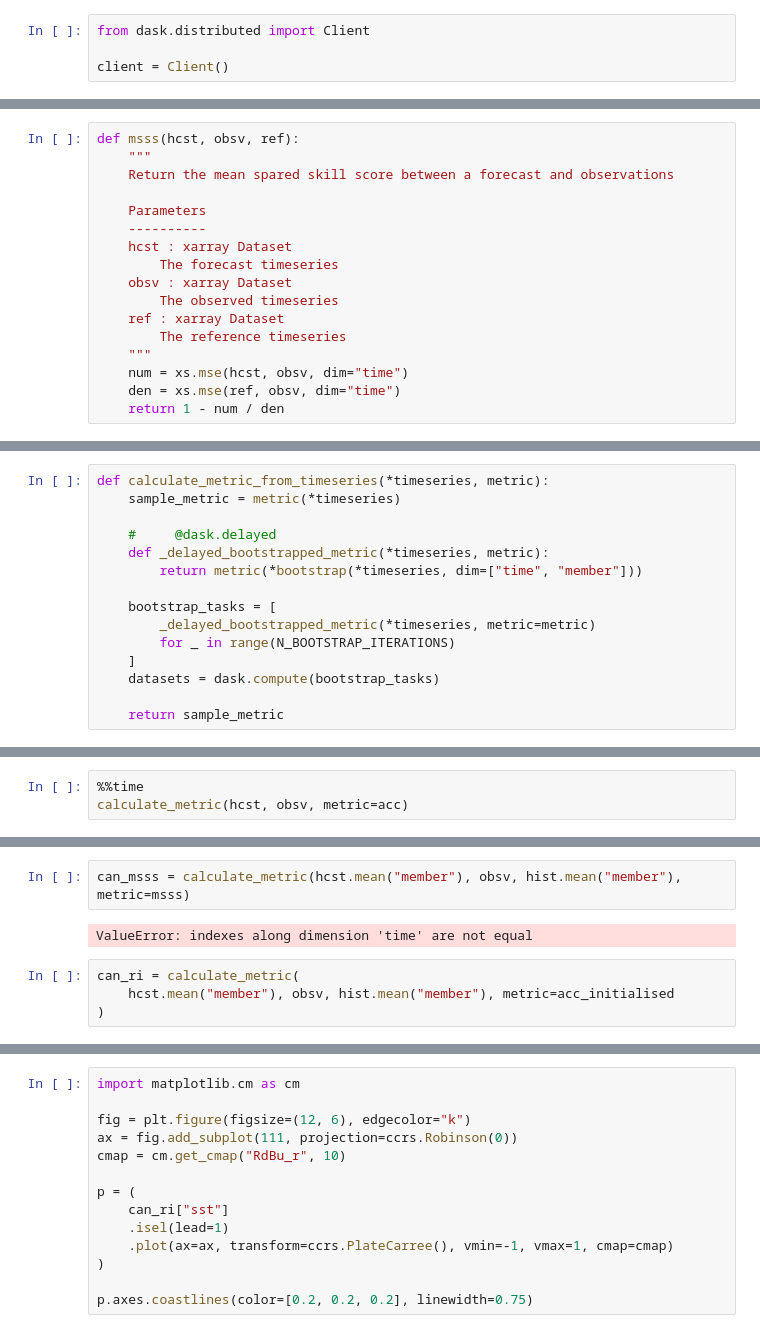
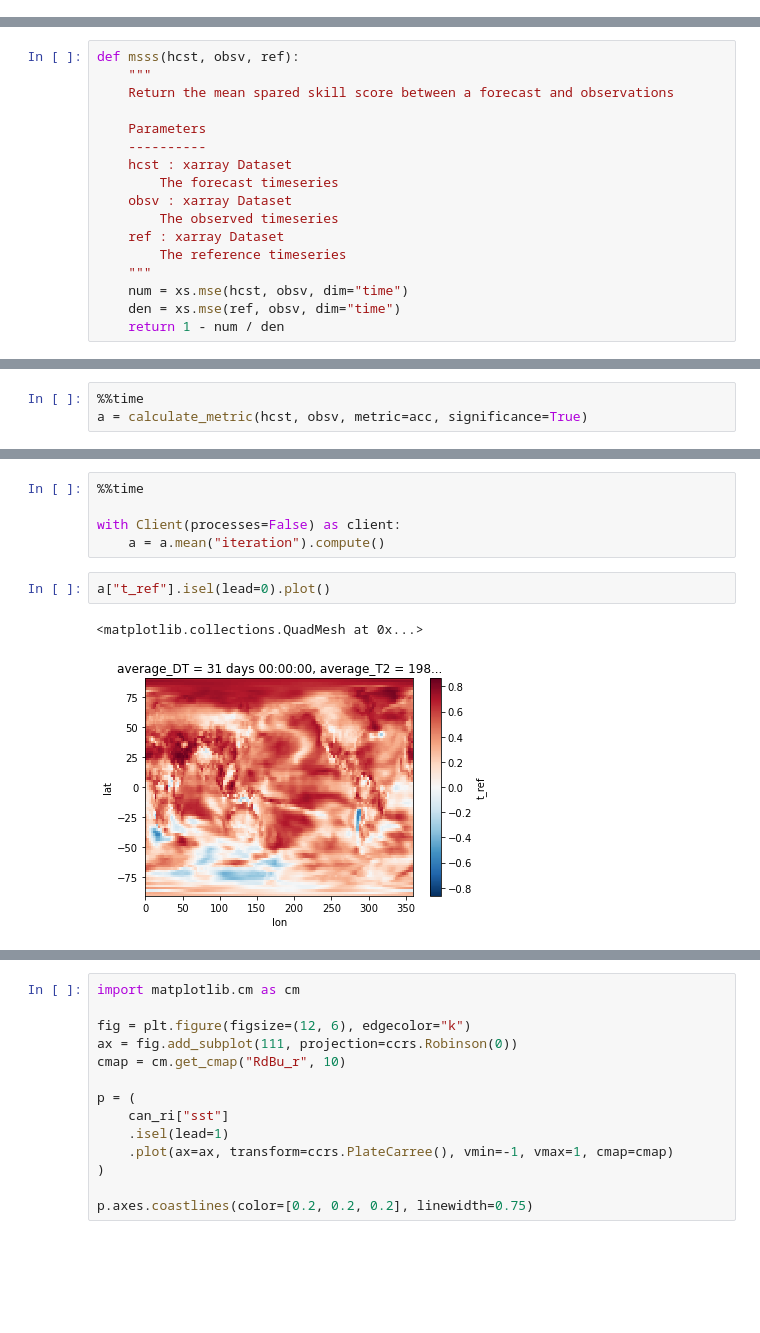
Before and after one commit to dougiesquire/CAFE-f6_documentation, a Jupyter notebook: notebooks/exploratory/verify.ipynb, the cells around one changed output, grey strips where cells are left out. Drawn from its saved outputs; the diff is of its cells as text; blank space fills up the shorter version.

Commit message:
implement significance estimate

```diff
--- a/notebooks/exploratory/verify.ipynb
+++ b/notebooks/exploratory/verify.ipynb
@@ -24,4 +22,0 @@ xr.set_options(keep_attrs=True)
-# %%
-from dask.distributed import Client
-
-client = Client()
@@ -92,15 +89,0 @@ N_BOOTSTRAP_ITERATIONS = 10
-# %%
-def calculate_metric_from_timeseries(*timeseries, metric):
-    sample_metric = metric(*timeseries)
-
-    #     @dask.delayed
-    def _delayed_bootstrapped_metric(*timeseries, metric):
-        return metric(*bootstrap(*timeseries, dim=["time", "member"]))
-
-    bootstrap_tasks = [
-        _delayed_bootstrapped_metric(*timeseries, metric=metric)
-        for _ in range(N_BOOTSTRAP_ITERATIONS)
-    ]
-    datasets = dask.compute(bootstrap_tasks)
-
-    return sample_metric
@@ -163,3 +413,3 @@ def calculate_metric(hindcast, *references, metric, metric_kwargs={}):
 # %%
 %%time
-calculate_metric(hcst, obsv, metric=acc)
+a = calculate_metric(hcst, obsv, metric=acc, significance=True)
@@ -210,8 +416,10 @@ Attributes: (0)
-# %%
-can_msss = calculate_metric(hcst.mean("member"), obsv, hist.mean("member"), metric=msss)
-# %% [output]
-ValueError: indexes along dimension 'time' are not equal
-# %%
-can_ri = calculate_metric(
-    hcst.mean("member"), obsv, hist.mean("member"), metric=acc_initialised
-)
+# %%
+%%time
+
+with Client(processes=False) as client:
+    a = a.mean("iteration").compute()
+# %%
+a["t_ref"].isel(lead=0).plot()
+# %% [output]
+<matplotlib.collections.QuadMesh at 0x...>
+[figure, added]
```
Also changed, not shown: parts of 41 cells of this notebook, 1 other file.
